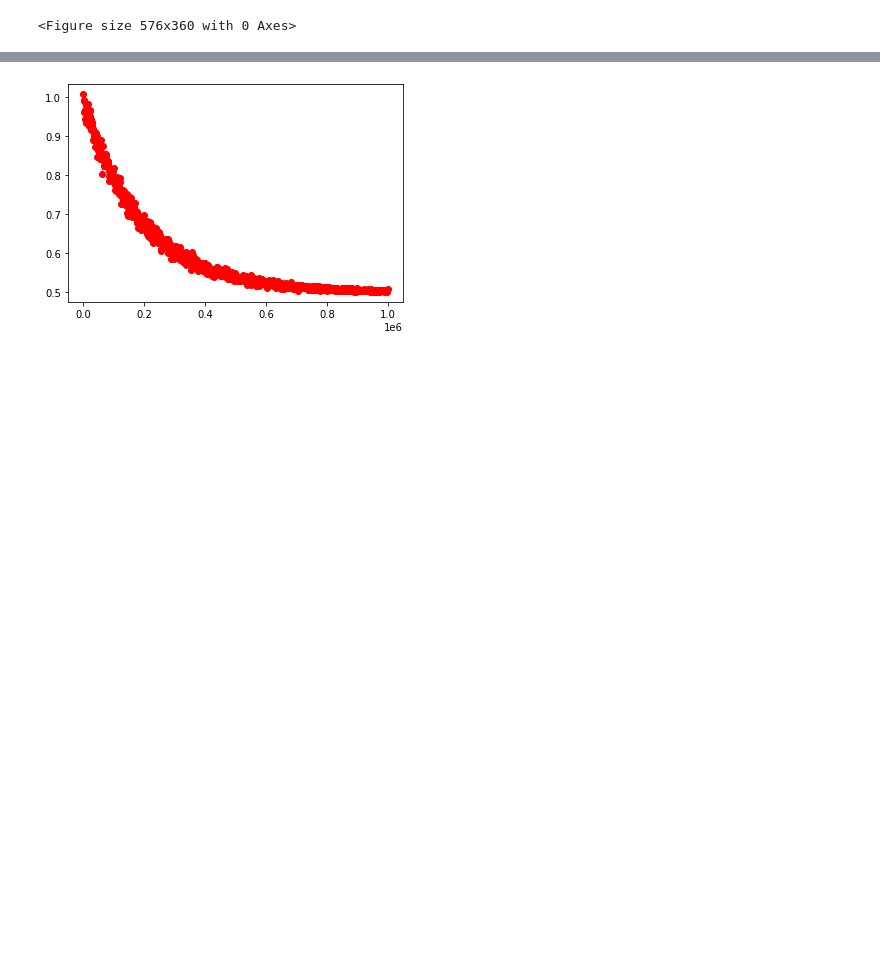
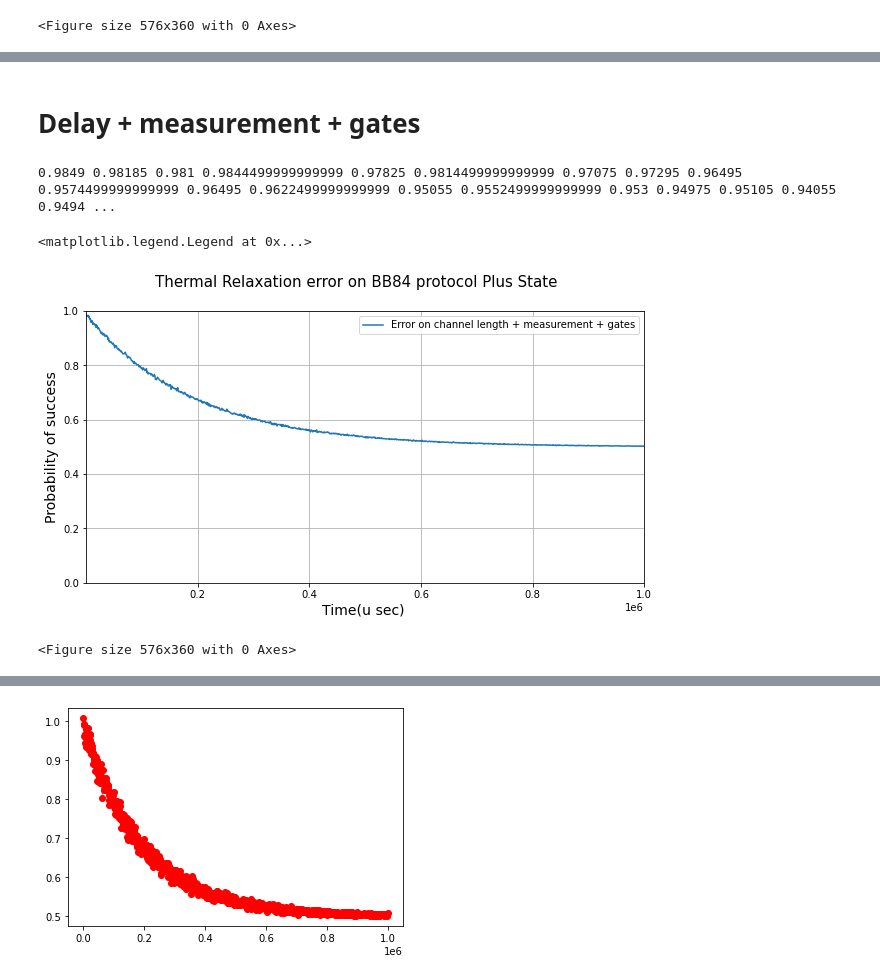
Before and after one commit to bishwajitprasadgond/Amplitude-damping-error-on-Quantum-Key-Distribution-Protocols-Effect-and-A-Probable-Bypass, a Jupyter notebook: BB84/BB84.ipynb, the cells around one changed output, grey strips where cells are left out. Cells and saved outputs as stored; diff of their text form; code cells hidden in the pictures; blank space fills up the shorter version.

```diff
--- a/BB84/BB84.ipynb
+++ b/BB84/BB84.ipynb
@@ -335,0 +405,21 @@ ax.legend()
+# %% [markdown]
+# Delay + measurement + gates
+# %%
+import matplotlib.pyplot as plt
+success4 = []
+for j in range(20):
+    delay = np.arange(0,1001000,1000)
+    channel = '3'
+    apply_error = {"delay":True, "measure": True, "gate": True}
+    success = []
+        # need to run in multiple loops to get a smoother curve
+    for d in range(len(delay)):
+        prob = run(channel,int(delay[d]),apply_error)
+        success.append(prob)
+    success4.append(success)
+# %%
+from statistics import mean
+a= success4
+print(*map(mean, zip(*a)))
+# %% [output]
+0.9849 0.98185 0.981 0.9844499999999999 0.97825 0.9814499999999999 0.97075 0.97295 0.96495 0.9574499999999999 0.96495 0.9622499999999999 0.95055 0.9552499999999999 0.953 0.94975 0.95105 0.94055 0.9494 ...
@@ -335,0 +428,18 @@ ax.legend()
+# %%
+%config InlineBackend.print_figure_kwargs={'facecolor' : "w"}
+import matplotlib.pyplot as plt
+from matplotlib.ticker import (AutoMinorLocator, MultipleLocator)
+fig, ax = plt.subplots(figsize=(10, 5))
+fig.suptitle('Thermal Relaxation error on BB84 protocol Plus State',fontsize=15)
+ax.set_xlim(10, 1000000)
+ax.set_ylim(0,1)
+plt.ylabel('Probability of success',fontsize=14)
+plt.xlabel('Time(u sec) ',fontsize=14)
+plt.grid()
+fig = plt.figure(figsize=(8,5))
+ax.plot(delay,b4,label = "Error on channel length + measurement + gates")
+ax.legend()
+# %% [output]
+<matplotlib.legend.Legend at 0x...>
+[figure, added]
+<Figure size 576x360 with 0 Axes>
```
Also changed, not shown: parts of 31 cells of this notebook.
